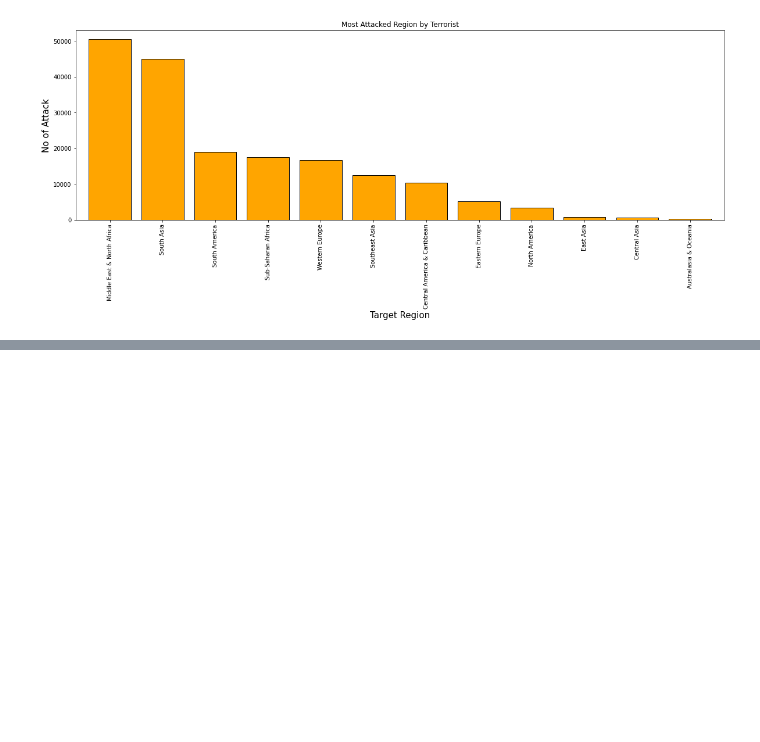
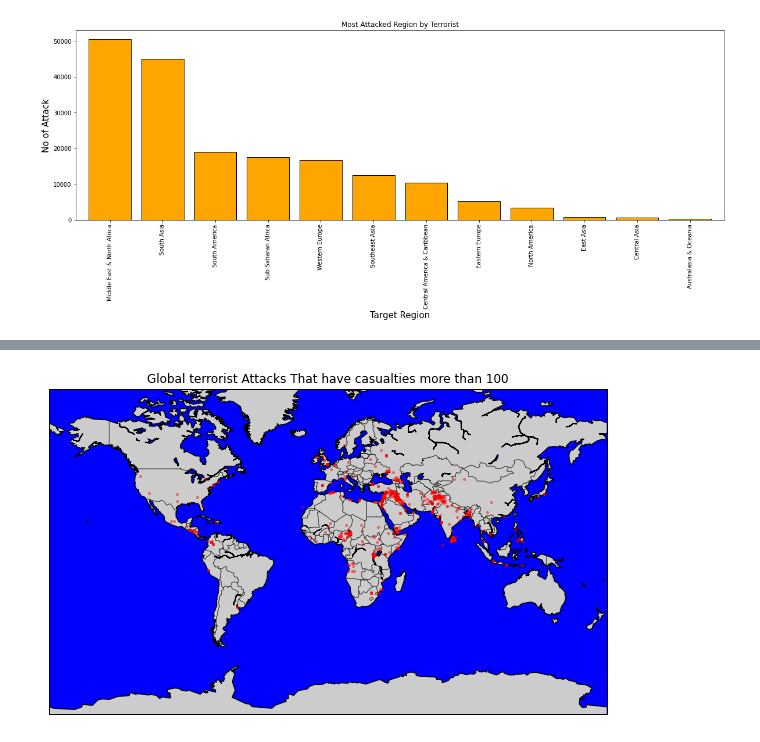
Before and after one commit to chinu1997/Team5-Capstone, a Jupyter notebook: Chinmaya_Devprasad_Team_5_Capstone_Project1.ipynb, the cells around one changed output, grey strips where cells are left out. Drawn from its saved outputs; the diff is of its cells as text; code cells hidden in the pictures; blank space fills up the shorter version.

```diff
--- a/Chinmaya_Devprasad_Team_5_Capstone_Project1.ipynb
+++ b/Chinmaya_Devprasad_Team_5_Capstone_Project1.ipynb
@@ -210,0 +262,16 @@ plt.show()
+# %%
+m3 = Basemap(projection='mill',llcrnrlat=-80,urcrnrlat=80, llcrnrlon=-180,urcrnrlon=180,lat_ts=20,resolution='c',lat_0=True,lat_1=True)
+lat_=list(terror_df[terror_df['casualities']>100].latitude)
+long_=list(terror_df[terror_df['casualities']>100].longitude)
+x_,y_=m3(long_,lat_)
+m3.plot(x_, y_,'go',markersize=2,color = 'r',alpha=0.4)
+m3.drawcoastlines()
+m3.drawcountries()
+m3.fillcontinents(lake_color='blue')
+m3.drawmapboundary(fill_color='blue')
+fig=plt.gcf()
+fig.set_size_inches(10,6)
+plt.title('Global terrorist Attacks That have casualties more than 100')
+plt.show()
+# %% [output]
+[figure, added]
```
Also changed, not shown: parts of 31 cells of this notebook.
